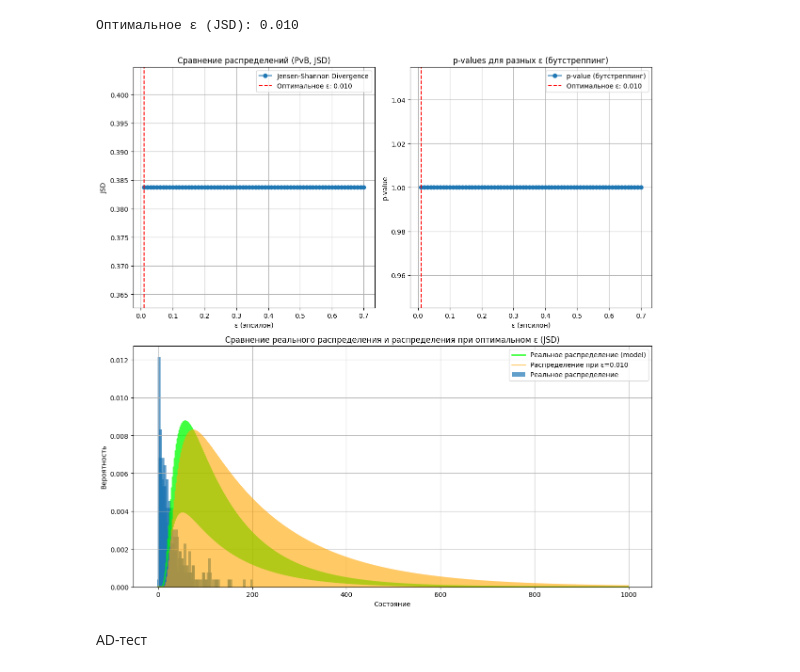
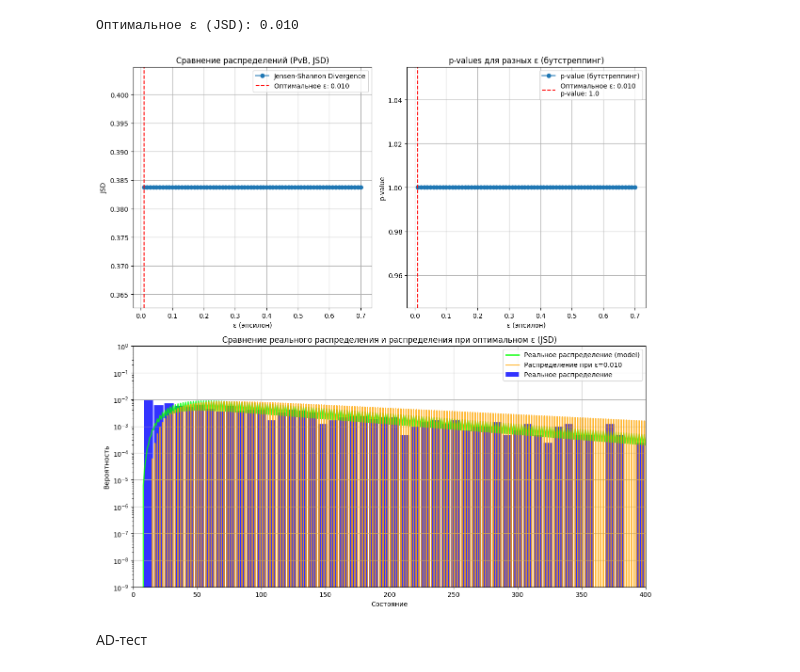
Before and after one commit to spells39/RWAnalyzer, a Jupyter notebook: src/find_opt_epsilon.ipynb, the cells around one changed output. Saved outputs shown, nothing was run; the diff lists cells and outputs as text; code cells hidden in the pictures.

```diff
--- a/src/find_opt_epsilon.ipynb
+++ b/src/find_opt_epsilon.ipynb
@@ -56,6 +56,17 @@ qr_real_matrix_center, probability_matrix_center, counts_center = get_prob_matri
 _, prob_real_center_model, (_, _) = model_pvp(N, qr_real_matrix_center, num_steps=999)
 qr_real_matrix_border, probability_matrix_border, counts_border = get_prob_matrix(N, player_border_states, return_counts=True)
 _, prob_real_border_model, (_, _) = model_pvp(N, qr_real_matrix_border, num_steps=999)
+# %%
+bin_width = 8
+
+bins_ranges_border = []
+bins_ranges_center = []
+
+for i in np.arange(8, max(player_border_turns) + bin_width, bin_width):
+    bins_ranges_border.append(i)
+
+for i in np.arange(8, max(player_center_turns) + bin_width, bin_width):
+    bins_ranges_center.append(i)
 # %% [markdown]
 PvB
 # %% [markdown]
@@ -152,40 +170,45 @@ print(f"Оптимальное ε (JSD): {optimal_epsilon_pvb_js:.3f}")
 # %%
 plt.figure(figsize=(12, 12))
 plt.subplot(2, 2, 1)
 plt.plot(epsilon_vals, js_distances, marker='o', label='Jensen-Shannon Divergence')
 plt.axvline(optimal_epsilon_pvb_js, color='red', linestyle='--', label=f'Оптимальное ε: {optimal_epsilon_pvb_js:.3f}')
 plt.xlabel('ε (эпсилон)')
 plt.ylabel('JSD')
 plt.title('Сравнение распределений (PvB, JSD)')
 plt.legend()
 plt.grid()
 
 plt.subplot(2, 2, 2)
 plt.plot(epsilon_vals, p_values_js, marker='o', label='p-value (бутстреппинг)')
-plt.axvline(optimal_epsilon_pvb_js, color='red', linestyle='--', label=f'Оптимальное ε: {optimal_epsilon_pvb_js:.3f}')
+plt.axvline(optimal_epsilon_pvb_js, color='red', linestyle='--', label=f'Оптимальное ε: {optimal_epsilon_pvb_js:.3f}\np-value: {optimal_p_value_pvb_js}')
 plt.xlabel('ε (эпсилон)')
 plt.ylabel('p-value')
 plt.title('p-values для разных ε (бутстреппинг)')
 plt.legend()
 plt.grid()
 
 plt.subplot(2, 1, 2)
-bin_size = 5
-grouped_data = [prob_real_center[i:i+bin_size].mean() for i in range(0, len(prob_real_center), bin_size)]
-plt.bar(range(len(grouped_data)), grouped_data, width=6, alpha=0.7, label='Реальное распределение')
+#bin_size = 5
+#grouped_data = [prob_real_center[i:i+bin_size].mean() for i in range(0, len(prob_real_center), bin_size)]
+#plt.bar(range(len(grouped_data)), grouped_data, width=6, alpha=0.7, label='Реальное распределение')
 #plt.plot(prob_real_center, label='Реальное распределение', linestyle='-', color='blue', alpha=0.7, linewidth=2)
-plt.plot(prob_real_center_model, label='Реальное распределение (model)', linestyle='-', color='lime', alpha=0.75, linewidth=2)
-plt.plot(optimal_prob_pvb_js, label=f'Распределение при ε={optimal_epsilon_pvb_js:.3f}', linestyle='-', color='orange', alpha=0.6, linewidth=2)
+plt.plot(prob_real_center_model, label='Реальное распределение (model)', linestyle='-', color='lime', alpha=0.8, linewidth=2)
+plt.plot(optimal_prob_pvb_js, label=f'Распределение при ε={optimal_epsilon_pvb_js:.3f}', linestyle='-', color='orange', alpha=0.8, linewidth=2)
+plt.hist(player_center_turns, bins = bins_ranges_center, density=True, color="blue", rwidth=0.9, alpha=0.8, label='Реальное распределение')
+plt.xlim(0, 400)
+plt.ylim(10e-10, 10e-1)
+plt.yscale("log")
+
 plt.xlabel('Состояние')
 plt.ylabel('Вероятность')
 plt.title('Сравнение реального распределения и распределения при оптимальном ε (JSD)')
 plt.legend()
 plt.grid()
 
 plt.tight_layout()
 plt.show()
 # %% [output]
-[figure, old version]
+[figure, new version]
 # %% [markdown]
 AD-тест
 # %%
```
Also changed, not shown: parts of 23 cells of this notebook.
